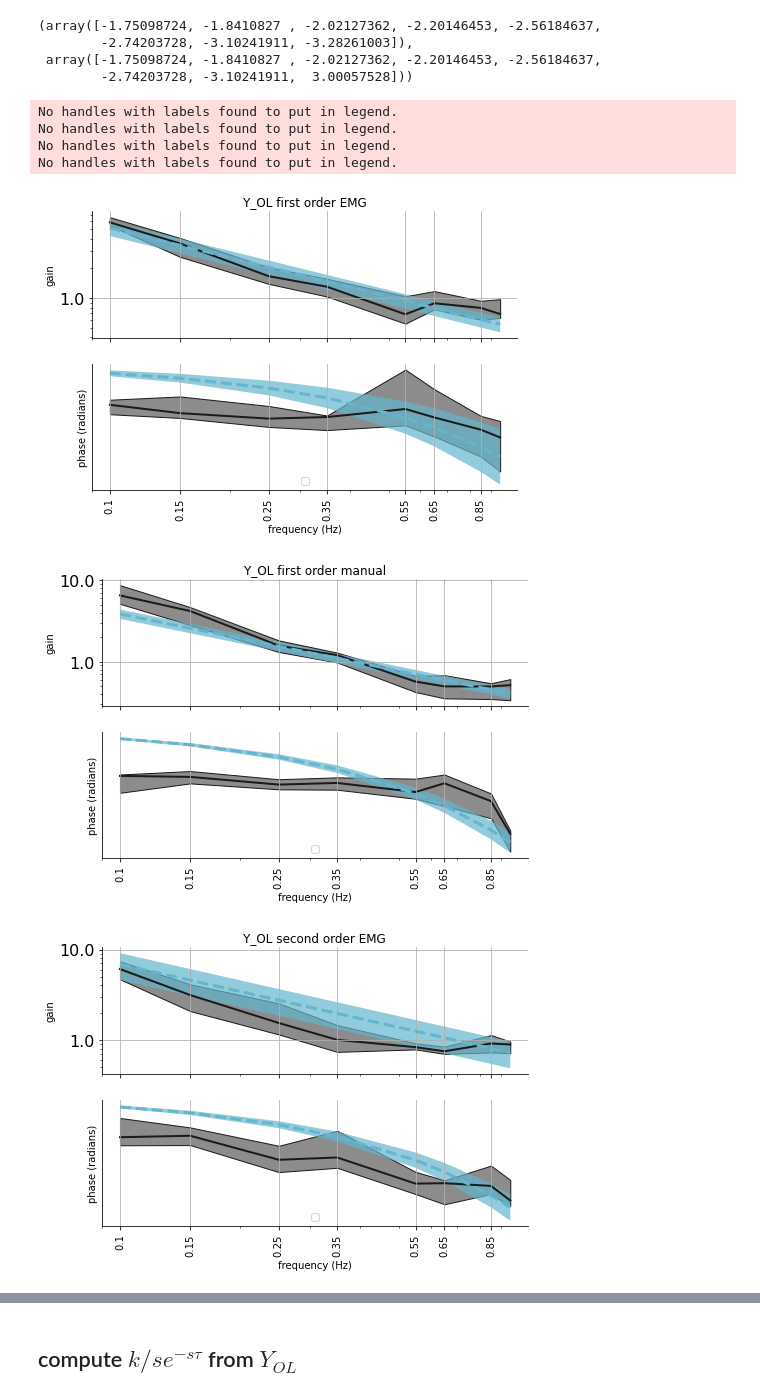
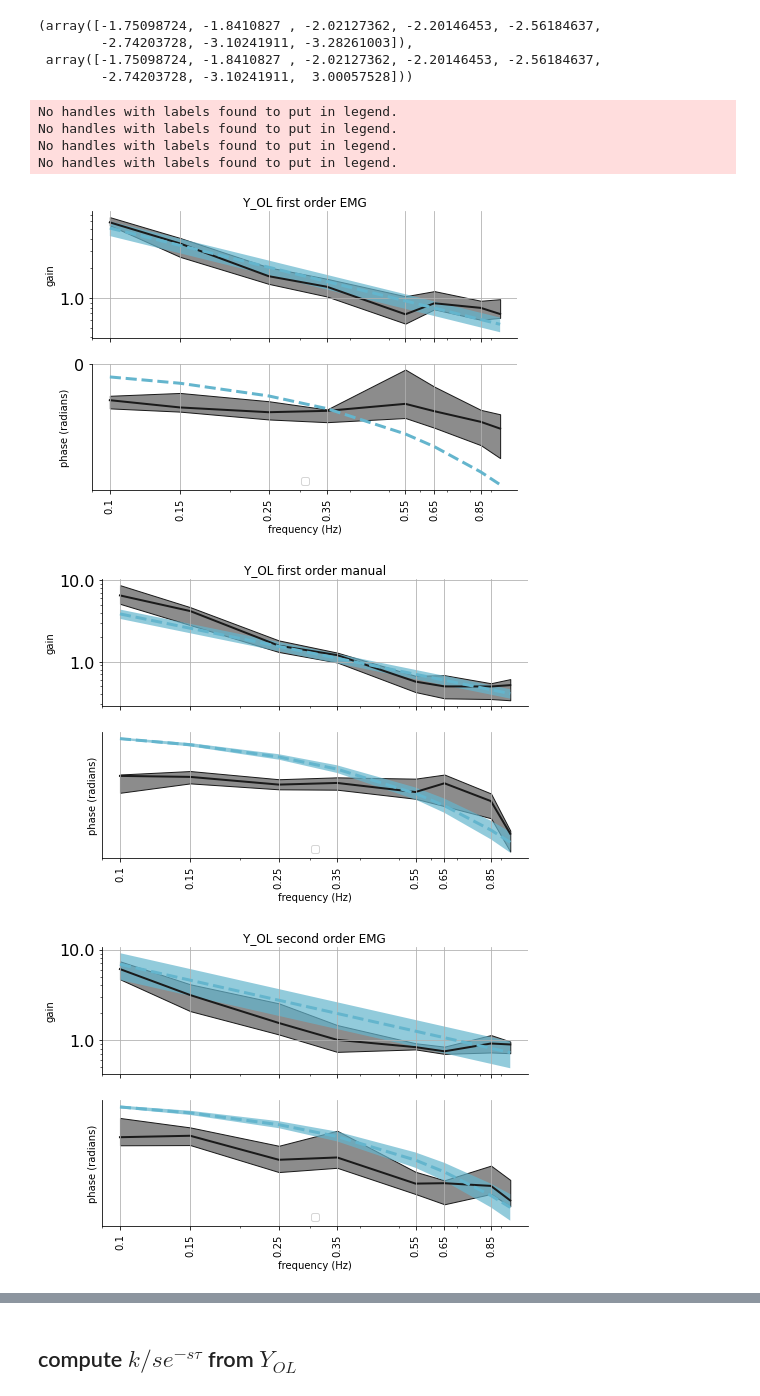
Before and after one commit to hachouuw/EMGdelay-analysis, a Jupyter notebook: MY_sanity_check.ipynb, the cells around one changed output, grey strips where cells are left out. Cells and saved outputs as stored; diff of their text form; code cells hidden in the pictures.

```diff
--- a/MY_sanity_check.ipynb
+++ b/MY_sanity_check.ipynb
@@ -168,39 +168,40 @@ axs = bode_plot(data=(B_fo_emg*Mfo(s)), do_ylabels=True,title='Y_OL first order
 axm,axp = axs
 axm.fill_between(freqs,abs(2.68345343/s),abs(3.78127066/s),facecolor='c',alpha=0.7)
 axm.plot(freqs,abs(np.mean([2.68345343,3.78127066])/s),'c--',linewidth=3)
-axp.plot(freqs,phaseshift+np.angle(np.exp(-s*np.mean([0.14200109, 0.26255312]))/s),'c--',linewidth=3)
-axp.fill_between(freqs,phaseshift+np.angle(np.exp(-s*0.14200109)/s),phaseshift+np.angle(np.exp(-s*0.26255312)/s),facecolor='c',alpha=0.7)
+# axp.plot(freqs,phaseshift+np.angle(np.exp(-s*np.mean([0.14200109, 0.26255312]))/s),'c--',linewidth=3)
+# axp.fill_between(freqs,phaseshift+np.angle(np.exp(-s*0.14200109)/s),phaseshift+np.angle(np.exp(-s*0.26255312)/s),facecolor='c',alpha=0.7)
+axp.plot(freqs,np.unwrap(phaseshift+np.angle(np.exp(-s*.3)/s)),'c--',linewidth=3)
 
 axs = bode_plot(data=(B_fo_man*Mfo(s)), do_ylabels=True,title='Y_OL first order manual')
 axm,axp = axs
 axm.fill_between(freqs,abs(2.10705836/s),abs(2.74398982/s),facecolor='c',alpha=0.7)
 axm.plot(freqs,abs(np.mean([2.10705836, 2.74398982])/s),'c--',linewidth=3)
 axp.plot(freqs,np.unwrap(phaseshift+np.angle(np.exp(-s*np.mean([0.28678275, 0.34320905]))/s)),'c--',linewidth=3)
 axp.fill_between(freqs,np.unwrap(phaseshift+np.angle(np.exp(-s*0.28678275)/s)),np.unwrap(phaseshift+np.angle(np.exp(-s*0.34320905)/s)),facecolor='c',alpha=0.7)
 
 
 axs = bode_plot(data=(B_so_emg*Mso(s)), do_ylabels=True,title='Y_OL second order EMG')
 axm,axp = axs
 axm.fill_between(freqs,abs(2.88912025/s),abs(5.72492779/s),facecolor='c',alpha=0.7)
 axm.plot(freqs,abs(np.mean([2.88912025, 5.72492779])/s),'c--',linewidth=3)
 axp.plot(freqs,np.unwrap(phaseshift+np.angle(np.exp(-s*np.mean([0.28228069, 0.35794546]))/s)),'c--',linewidth=3)
 axp.fill_between(freqs,np.unwrap(phaseshift+np.angle(np.exp(-s*0.28228069)/s)),np.unwrap(phaseshift+np.angle(np.exp(-s*0.35794546)/s)),facecolor='c',alpha=0.7)
 
 
 axs = bode_plot(data=(B_so_man*Mso(s)), do_ylabels=True,title='Y_OL second order manual')
 axm,axp = axs
 axm.fill_between(freqs,abs(1.5965781 /s),abs(3.96807148/s),facecolor='c',alpha=0.7)
 axm.plot(freqs,abs(np.mean([1.5965781 , 3.96807148])/s),'c--',linewidth=3)
 axp.plot(freqs,np.unwrap(phaseshift+np.angle(np.exp(-s*np.mean([0.2353949 , 0.41373575]))/s)),'c--',linewidth=3)
 axp.fill_between(freqs,np.unwrap(phaseshift+np.angle(np.exp(-s*0.2353949 )/s)),np.unwrap(phaseshift+np.angle(np.exp(-s*0.41373575)/s)),facecolor='c',alpha=0.7)
 
 plt.show()
 # %% [output]
 No handles with labels found to put in legend.
 No handles with labels found to put in legend.
 No handles with labels found to put in legend.
 No handles with labels found to put in legend.
-[figure, old version]
+[figure, new version]
 [figure]
 [figure]
 [figure]
```
Also changed, not shown: parts of 4 cells of this notebook.
